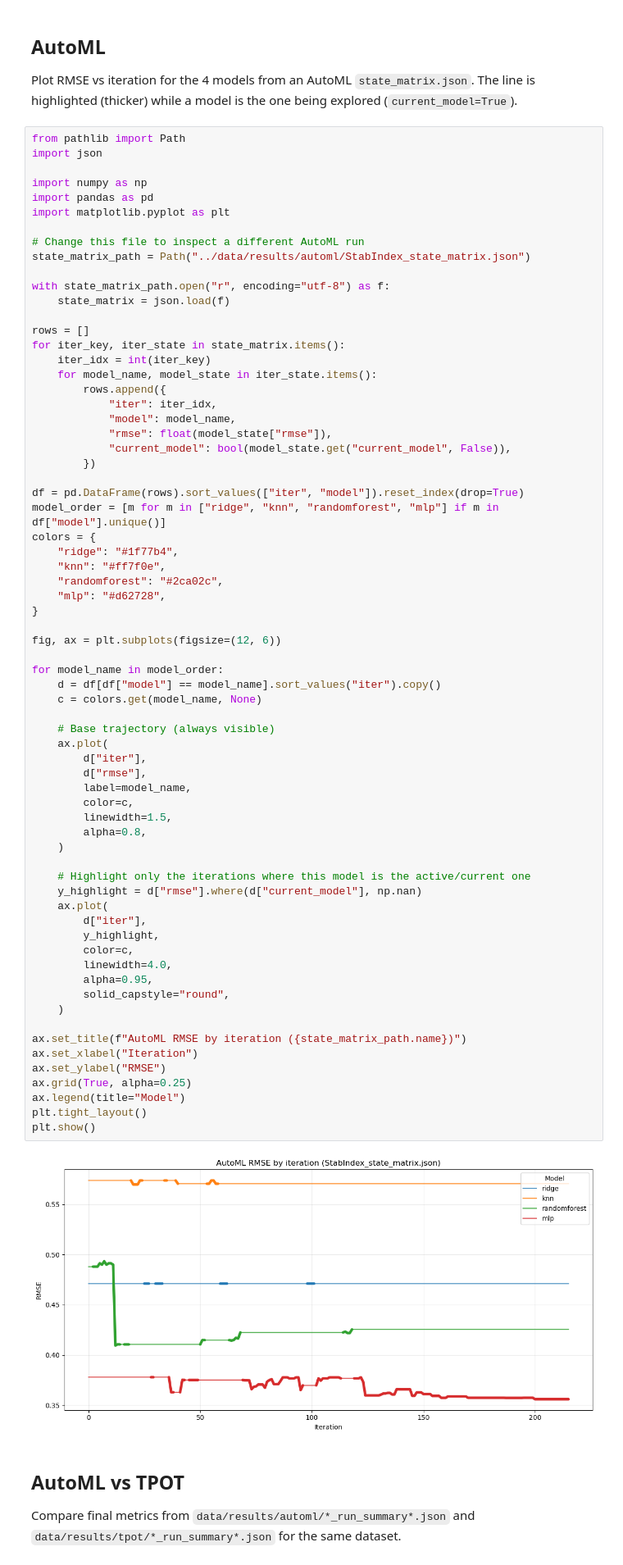
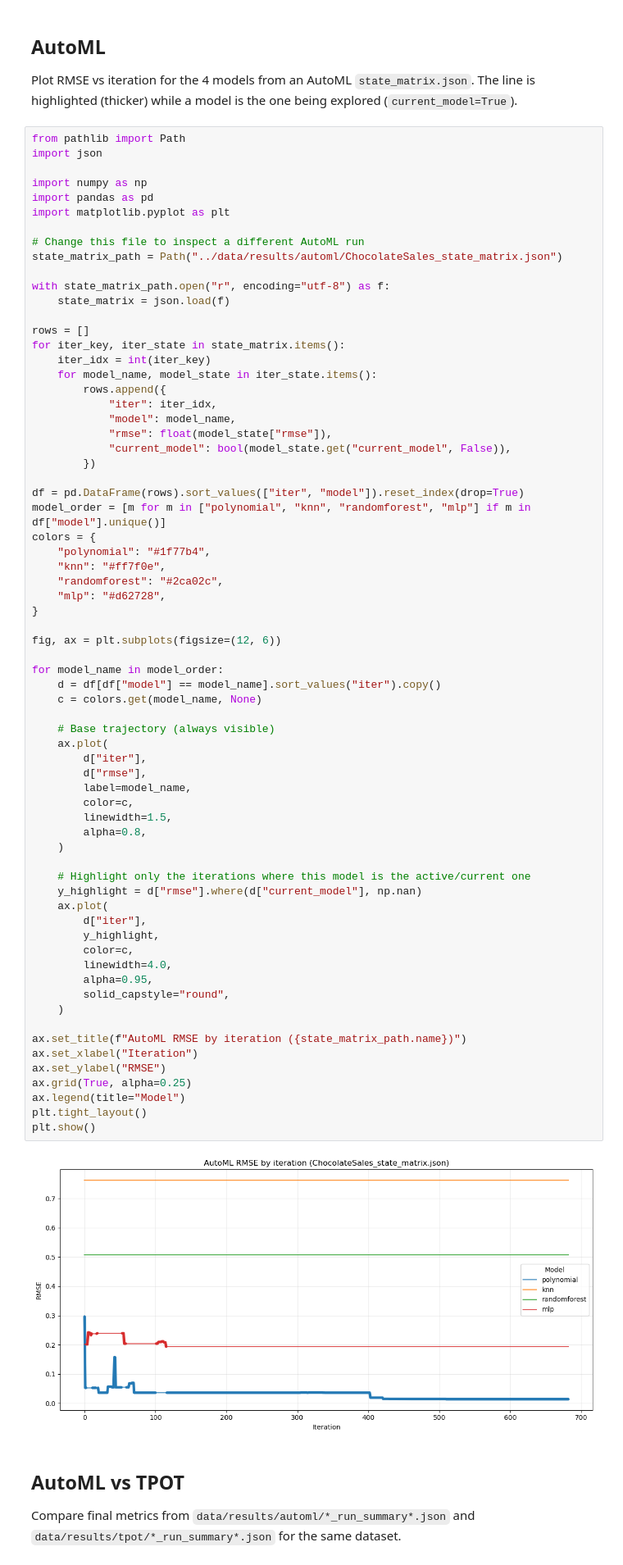
Before and after one commit to DavidDiestreR/AutoML-AdvancedML, a Jupyter notebook: notebooks/compare_results.ipynb, the cells around one changed output. Shown at 82% size. Saved outputs shown, nothing was run; the diff lists cells and outputs as text.

Commit message:
automl model changes and calibrations for knn init and new polyregressor

```diff
--- a/notebooks/compare_results.ipynb
+++ b/notebooks/compare_results.ipynb
@@ -15,7 +15,7 @@ import pandas as pd
 import matplotlib.pyplot as plt
 
 # Change this file to inspect a different AutoML run
-state_matrix_path = Path("../data/results/automl/StabIndex_state_matrix.json")
+state_matrix_path = Path("../data/results/automl/ChocolateSales_state_matrix.json")
 
 with state_matrix_path.open("r", encoding="utf-8") as f:
     state_matrix = json.load(f)
@@ -32,9 +32,9 @@ for iter_key, iter_state in state_matrix.items():
         })
 
 df = pd.DataFrame(rows).sort_values(["iter", "model"]).reset_index(drop=True)
-model_order = [m for m in ["ridge", "knn", "randomforest", "mlp"] if m in df["model"].unique()]
+model_order = [m for m in ["polynomial", "knn", "randomforest", "mlp"] if m in df["model"].unique()]
 colors = {
-    "ridge": "#1f77b4",
+    "polynomial": "#1f77b4",
     "knn": "#ff7f0e",
     "randomforest": "#2ca02c",
     "mlp": "#d62728",
@@ -48,34 +48,34 @@ for model_name in model_order:
 
     # Base trajectory (always visible)
     ax.plot(
         d["iter"],
         d["rmse"],
         label=model_name,
         color=c,
         linewidth=1.5,
         alpha=0.8,
     )
 
     # Highlight only the iterations where this model is the active/current one
     y_highlight = d["rmse"].where(d["current_model"], np.nan)
     ax.plot(
         d["iter"],
         y_highlight,
         color=c,
         linewidth=4.0,
         alpha=0.95,
         solid_capstyle="round",
     )
 
 ax.set_title(f"AutoML RMSE by iteration ({state_matrix_path.name})")
 ax.set_xlabel("Iteration")
 ax.set_ylabel("RMSE")
 ax.grid(True, alpha=0.25)
 ax.legend(title="Model")
 plt.tight_layout()
 plt.show()
 # %% [output]
-[figure, old version]
+[figure, new version]
 # %% [markdown]
 ## AutoML vs TPOT
 
```
Also changed, not shown: parts of 1 cell of this notebook, 9 other files.
